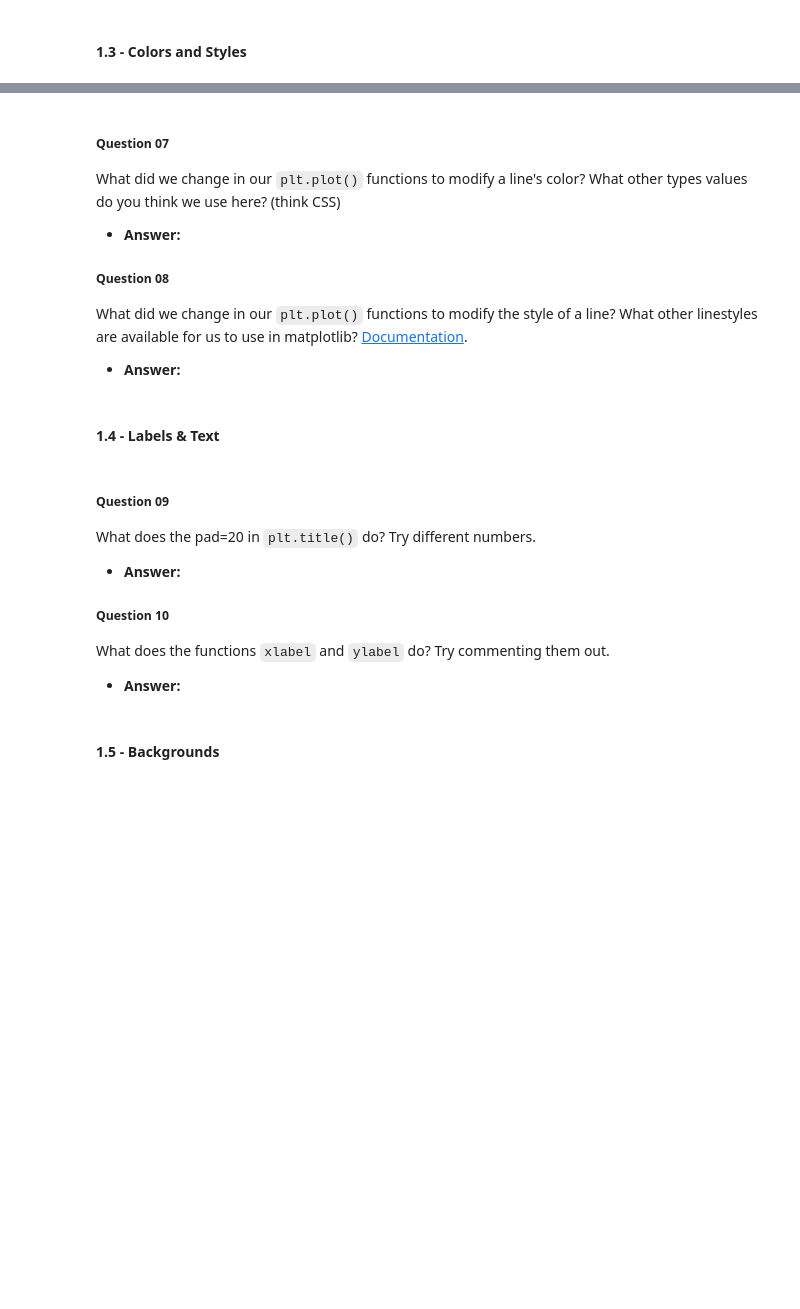
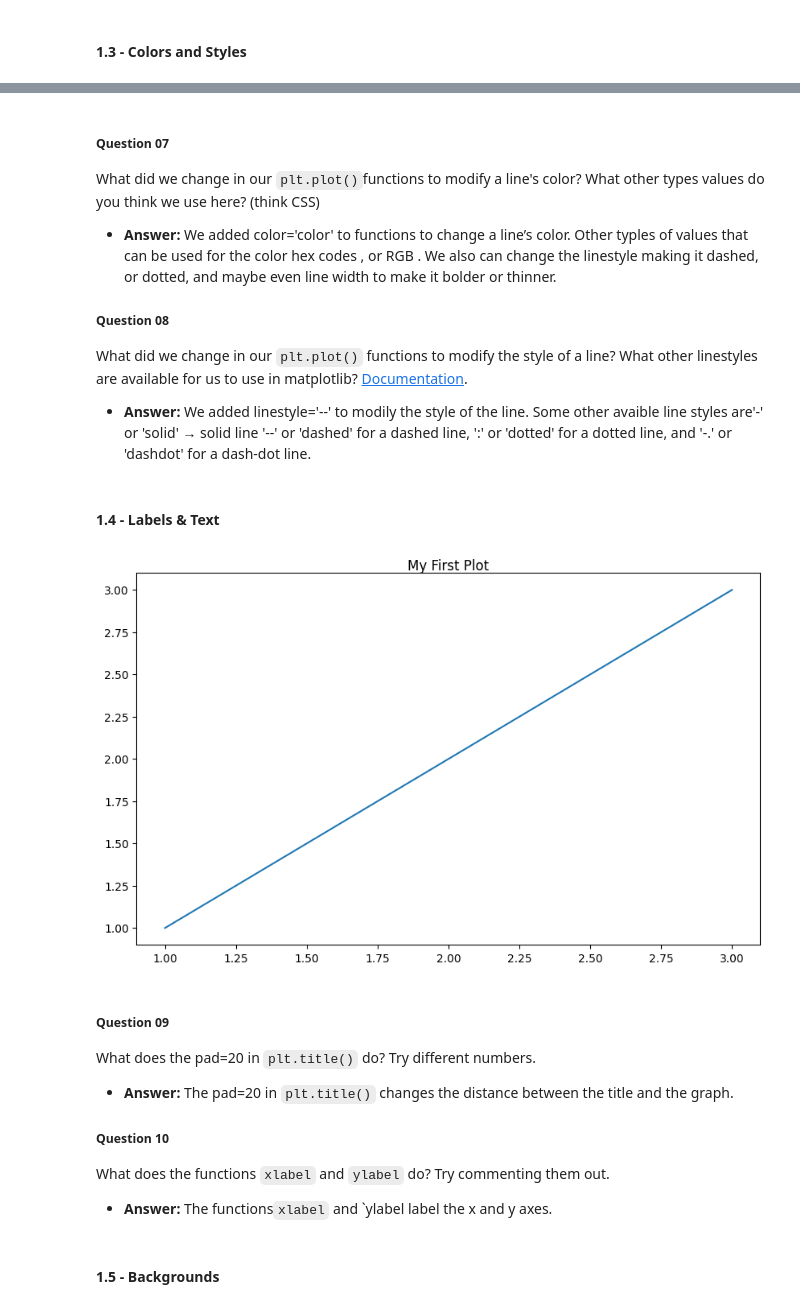
Before and after one commit to dilisa25/unit-3-ai, a Jupyter notebook: 02-intro/intro-to-notebooks.ipynb, the cells around one changed output, grey strips where cells are left out. Cells and saved outputs as stored; diff of their text form; code cells hidden in the pictures; blank space fills up the shorter version.

```diff
--- a/02-intro/intro-to-notebooks.ipynb
+++ b/02-intro/intro-to-notebooks.ipynb
@@ -160,28 +171,30 @@ plt.show()
 # %% [markdown]
 ##### Question 07
-What did we change in our `plt.plot()` functions to modify a line's color? What other types values do you think we use here? (think CSS)
-- **Answer:**
-
+What did we change in our `plt.plot()`functions to modify a line's color? What other types values do you think we use here? (think CSS)
+- **Answer:**  We added color='color' to functions to change a line’s color. Other typles of values that can be used for the color  hex codes , or RGB . We also can change the linestyle making it dashed, or dotted, and maybe even line width to make it bolder or thinner.
 ##### Question 08
 What did we change in our `plt.plot()` functions to modify the style of a line? What other linestyles are available for us to use in matplotlib? [Documentation](https://matplotlib.org/stable/).
-- **Answer:**
+- **Answer:** We added linestyle='--' to modily the style of the line. Some other avaible line styles are'-' or 'solid' → solid line
+'--' or 'dashed' for a  dashed line, ':' or 'dotted' for a dotted line, and '-.' or 'dashdot' for a dash-dot line.
 # %% [markdown]
 #### 1.4 - Labels & Text
 # %%
 plt.figure(figsize=(10, 6))
 plt.plot([1, 2, 3], [1, 2, 3])
-plt.title('My First Plot', pad=20)
+plt.title('My First Plot', pad=0)
 plt.xlabel('X values')
 plt.ylabel('Y values')
 plt.show()
+# %% [output]
+[figure, added]
 # %% [markdown]
 ##### Question 09
 What does the pad=20 in `plt.title()` do? Try different numbers.
 - **Answer:**
-
+The pad=20 in `plt.title()` changes the distance between the title and the graph.
 ##### Question 10
 What does the functions `xlabel` and `ylabel` do? Try commenting them out.
-- **Answer:**
+- **Answer:** The functions`xlabel` and `ylabel label the x and y axes.
 # %% [markdown]
 #### 1.5 - Backgrounds
 # %%
```
Also changed, not shown: parts of 20 cells of this notebook.
